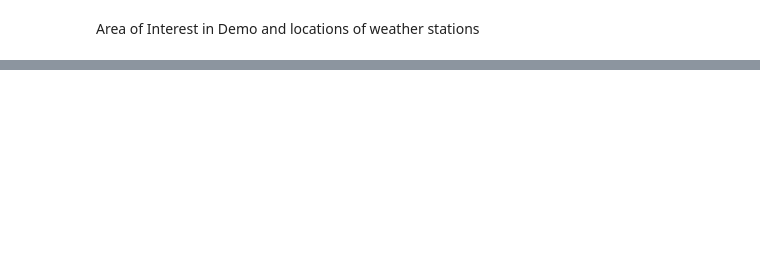
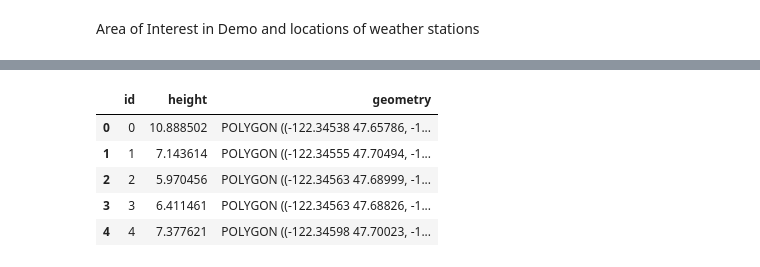
Before and after one commit to UndefiedCse/Heat-Island, a Jupyter notebook: demo/data_processing.ipynb, the cells around one changed output, grey strips where cells are left out. Saved outputs shown, nothing was run; the diff lists cells and outputs as text; code cells hidden in the pictures; blank space fills up the shorter version.

```diff
--- a/demo/data_processing.ipynb
+++ b/demo/data_processing.ipynb
@@ -84,0 +105,11 @@ m1
+# %%
+building = gpd.read_file(data_process.input_file_from_data_dir("seattle_building_footprints.geojson"))
+# %%
+building.head()
+# %% [output]
+|  | id | height | geometry |
+| 0 | 0 | 10.888502 | POLYGON ((-122.34538 47.65786, -1... |
+| 1 | 1 | 7.143614 | POLYGON ((-122.34555 47.70494, -1... |
+| 2 | 2 | 5.970456 | POLYGON ((-122.34563 47.68999, -1... |
+| 3 | 3 | 6.411461 | POLYGON ((-122.34563 47.68826, -1... |
+| 4 | 4 | 7.377621 | POLYGON ((-122.34598 47.70023, -1... |
```
Also changed, not shown: parts of 12 cells of this notebook, 4 other files.
